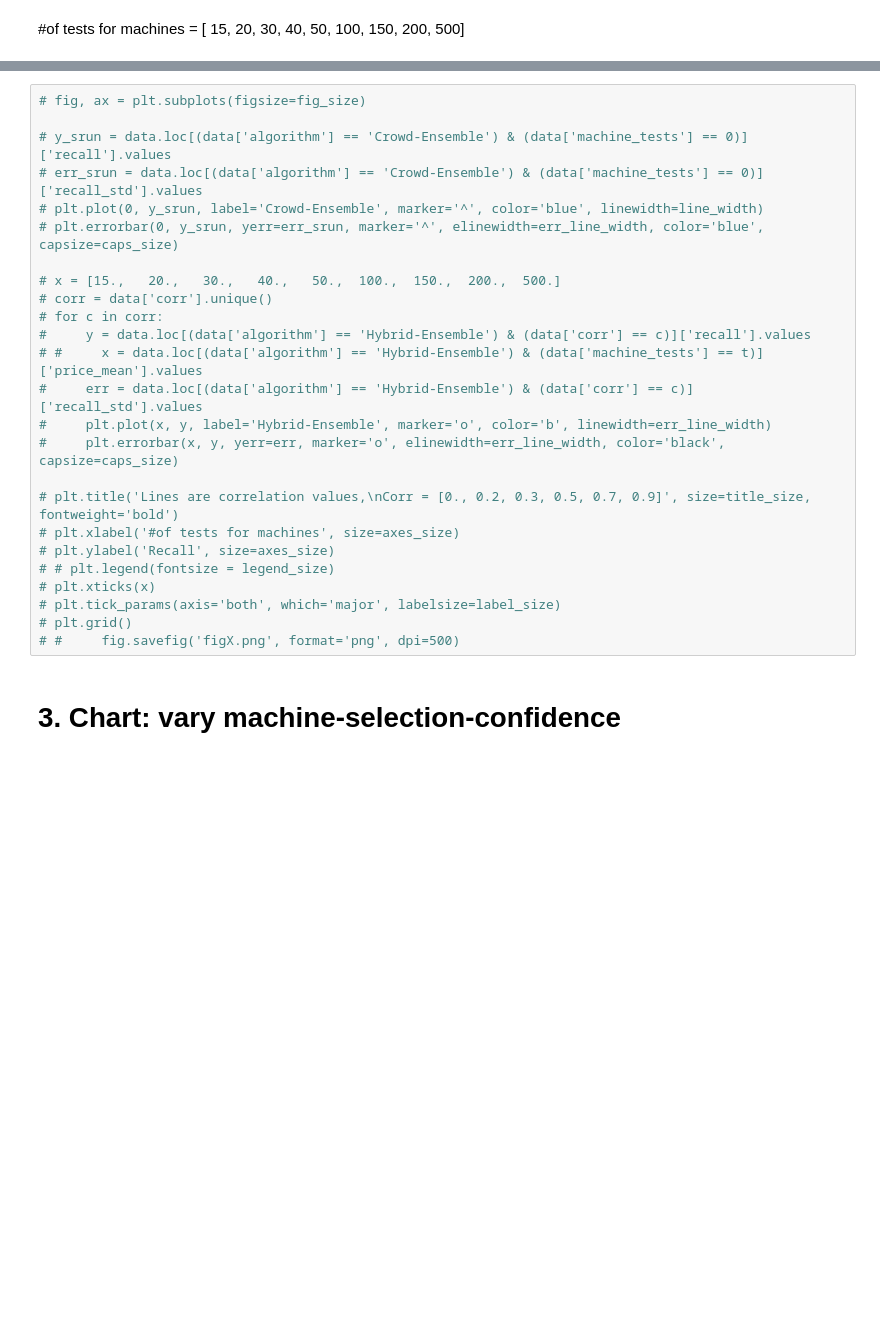
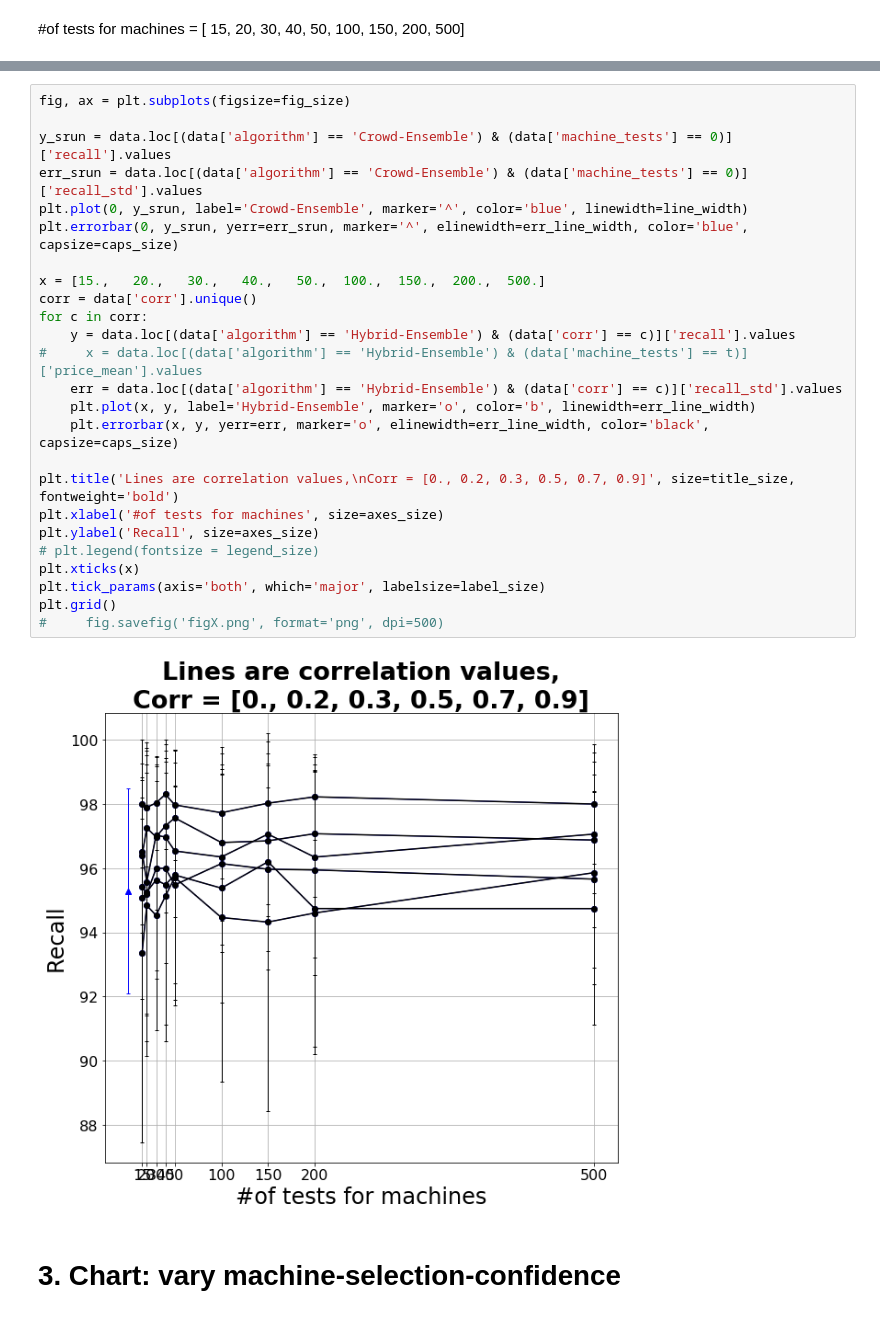
Before and after one commit to Evgeneus/crowd-machine-collaboration-for-item-screening, a Jupyter notebook: data/visualisation_scripts/ hybrid_algorithm_evaluation.ipynb, the cells around one changed output, grey strips where cells are left out. Saved outputs shown, nothing was run; the diff lists cells and outputs as text; blank space fills up the shorter version.

```diff
--- a/data/visualisation_scripts/ hybrid_algorithm_evaluation.ipynb
+++ b/data/visualisation_scripts/ hybrid_algorithm_evaluation.ipynb
@@ -145,28 +147,30 @@ plot_chart_recall(data, title)
 # %%
-# fig, ax = plt.subplots(figsize=fig_size)
+fig, ax = plt.subplots(figsize=fig_size)
 
-# y_srun = data.loc[(data['algorithm'] == 'Crowd-Ensemble') & (data['machine_tests'] == 0)]['recall'].values
-# err_srun = data.loc[(data['algorithm'] == 'Crowd-Ensemble') & (data['machine_tests'] == 0)]['recall_std'].values
-# plt.plot(0, y_srun, label='Crowd-Ensemble', marker='^', color='blue', linewidth=line_width)
-# plt.errorbar(0, y_srun, yerr=err_srun, marker='^', elinewidth=err_line_width, color='blue', capsize=caps_size)
+y_srun = data.loc[(data['algorithm'] == 'Crowd-Ensemble') & (data['machine_tests'] == 0)]['recall'].values
+err_srun = data.loc[(data['algorithm'] == 'Crowd-Ensemble') & (data['machine_tests'] == 0)]['recall_std'].values
+plt.plot(0, y_srun, label='Crowd-Ensemble', marker='^', color='blue', linewidth=line_width)
+plt.errorbar(0, y_srun, yerr=err_srun, marker='^', elinewidth=err_line_width, color='blue', capsize=caps_size)
 
-# x = [15.,   20.,   30.,   40.,   50.,  100.,  150.,  200.,  500.]
-# corr = data['corr'].unique()
-# for c in corr:
-#     y = data.loc[(data['algorithm'] == 'Hybrid-Ensemble') & (data['corr'] == c)]['recall'].values
-# #     x = data.loc[(data['algorithm'] == 'Hybrid-Ensemble') & (data['machine_tests'] == t)]['price_mean'].values
-#     err = data.loc[(data['algorithm'] == 'Hybrid-Ensemble') & (data['corr'] == c)]['recall_std'].values
-#     plt.plot(x, y, label='Hybrid-Ensemble', marker='o', color='b', linewidth=err_line_width)
-#     plt.errorbar(x, y, yerr=err, marker='o', elinewidth=err_line_width, color='black', capsize=caps_size)
+x = [15.,   20.,   30.,   40.,   50.,  100.,  150.,  200.,  500.]
+corr = data['corr'].unique()
+for c in corr:
+    y = data.loc[(data['algorithm'] == 'Hybrid-Ensemble') & (data['corr'] == c)]['recall'].values
+#     x = data.loc[(data['algorithm'] == 'Hybrid-Ensemble') & (data['machine_tests'] == t)]['price_mean'].values
+    err = data.loc[(data['algorithm'] == 'Hybrid-Ensemble') & (data['corr'] == c)]['recall_std'].values
+    plt.plot(x, y, label='Hybrid-Ensemble', marker='o', color='b', linewidth=err_line_width)
+    plt.errorbar(x, y, yerr=err, marker='o', elinewidth=err_line_width, color='black', capsize=caps_size)
 
-# plt.title('Lines are correlation values,\nCorr = [0., 0.2, 0.3, 0.5, 0.7, 0.9]', size=title_size, fontweight='bold')
-# plt.xlabel('#of tests for machines', size=axes_size)
-# plt.ylabel('Recall', size=axes_size)
-# # plt.legend(fontsize = legend_size)
-# plt.xticks(x)
-# plt.tick_params(axis='both', which='major', labelsize=label_size)
-# plt.grid()
-# #     fig.savefig('figX.png', format='png', dpi=500)
+plt.title('Lines are correlation values,\nCorr = [0., 0.2, 0.3, 0.5, 0.7, 0.9]', size=title_size, fontweight='bold')
+plt.xlabel('#of tests for machines', size=axes_size)
+plt.ylabel('Recall', size=axes_size)
+# plt.legend(fontsize = legend_size)
+plt.xticks(x)
+plt.tick_params(axis='both', which='major', labelsize=label_size)
+plt.grid()
+#     fig.savefig('figX.png', format='png', dpi=500)
+# %% [output]
+[figure, added]
 # %% [markdown]
 # 3. Chart: vary machine-selection-confidence
 # %% [markdown]
```
Also changed, not shown: parts of 12 cells of this notebook, 1 other file.
